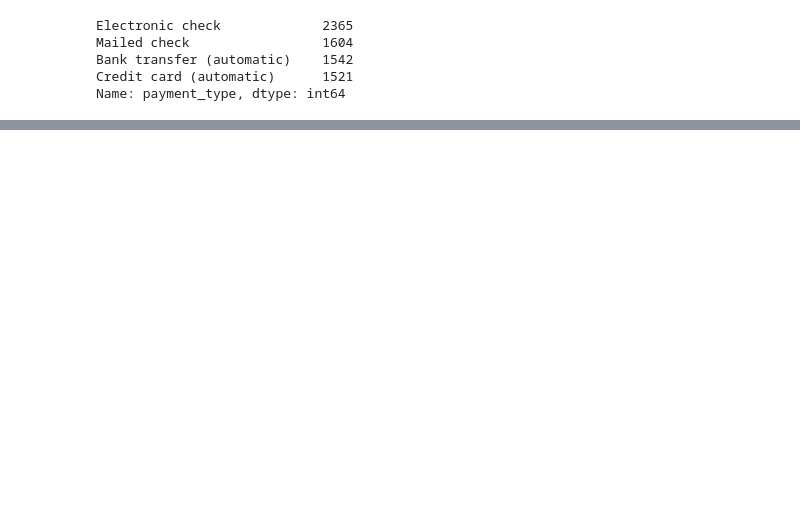
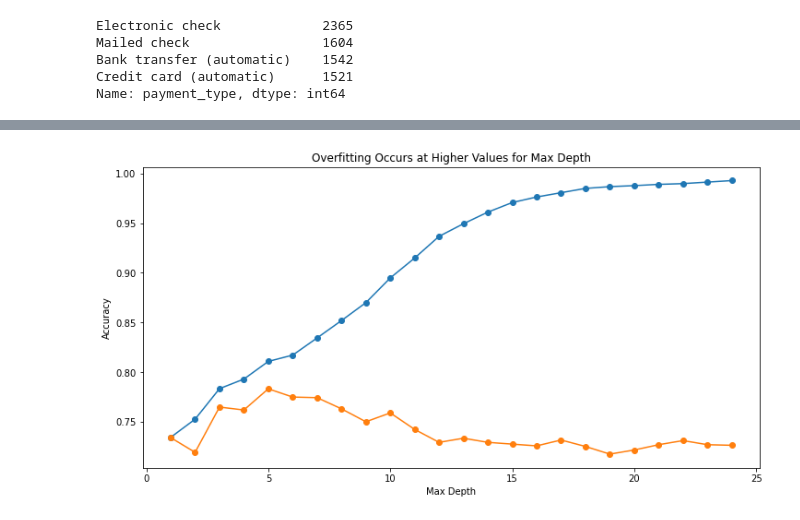
Before and after one commit to mil2tech/classification_project, a Jupyter notebook: telco_churn_work.ipynb, the cells around one changed output, grey strips where cells are left out. Cells and saved outputs as stored; diff of their text form; code cells hidden in the pictures; blank space fills up the shorter version.

```diff
--- a/telco_churn_work.ipynb
+++ b/telco_churn_work.ipynb
@@ -537,0 +1033,5 @@ print(telco_test.shape)
+# %%
+# Produce the classification report on the actual y values and this model's predicted y values
+report = classification_report(y_train, y_predictions, output_dict=True)
+print("Tree of 3 depth")
+pd.DataFrame(report)
@@ -537,0 +1082,28 @@ print(telco_test.shape)
+# %%
+# Let's continue getting loopy, so we can compare in-sample to out-of-sample
+metrics = []
+
+for i in range(1, 25):
+    # Make the model
+    tree = DecisionTreeClassifier(max_depth=i, random_state=123)
+
+    # Fit the model (on train and only train)
+    tree = tree.fit(X_train, y_train)
+
+    # Use the model
+    # We'll evaluate the model's performance on train, first
+    in_sample_accuracy = tree.score(X_train, y_train)
+
+    out_of_sample_accuracy = tree.score(X_validate, y_validate)
+
+    output = {
+        "max_depth": i,
+        "train_accuracy": in_sample_accuracy,
+        "validate_accuracy": out_of_sample_accuracy
+    }
+
+    metrics.append(output)
+
+df = pd.DataFrame(metrics)
+df["difference"] = df.train_accuracy - df.validate_accuracy
+df
@@ -537,0 +1128,10 @@ print(telco_test.shape)
+# %%
+plt.figure(figsize=(12, 6))
+plt.plot(df.max_depth, df.train_accuracy, marker = 'o')
+plt.plot(df.max_depth, df.validate_accuracy, marker = 'o')
+plt.title('Overfitting Occurs at Higher Values for Max Depth')
+plt.xlabel('Max Depth')
+plt.ylabel('Accuracy')
+plt.show()
+# %% [output]
+[figure, added]
```
Also changed, not shown: parts of 134 cells of this notebook, 2 other files.
